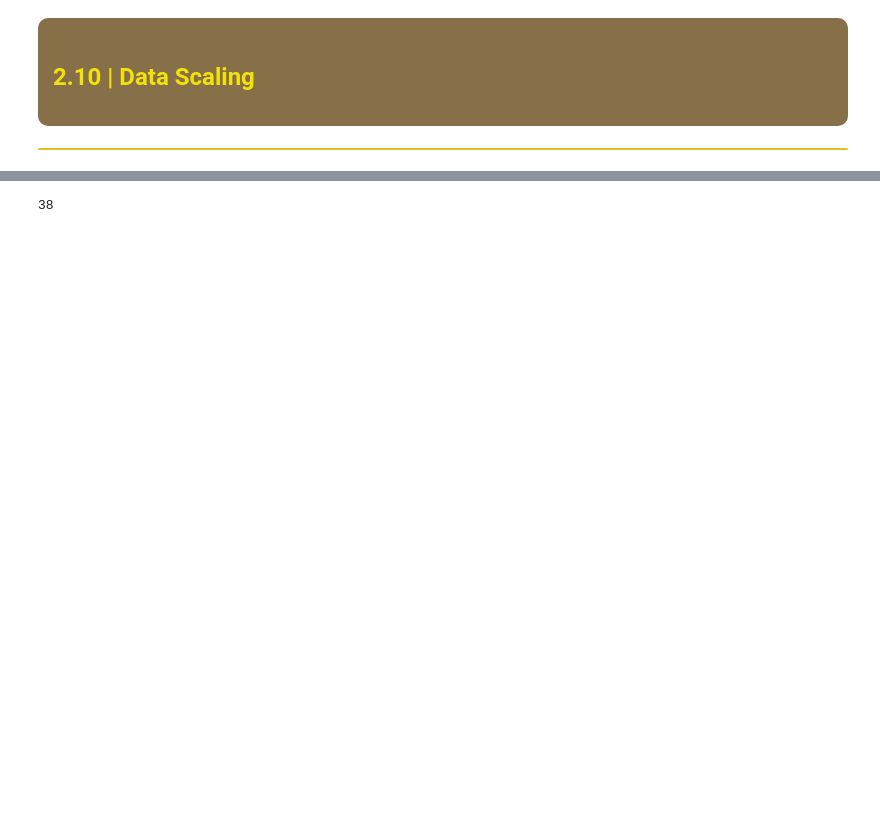
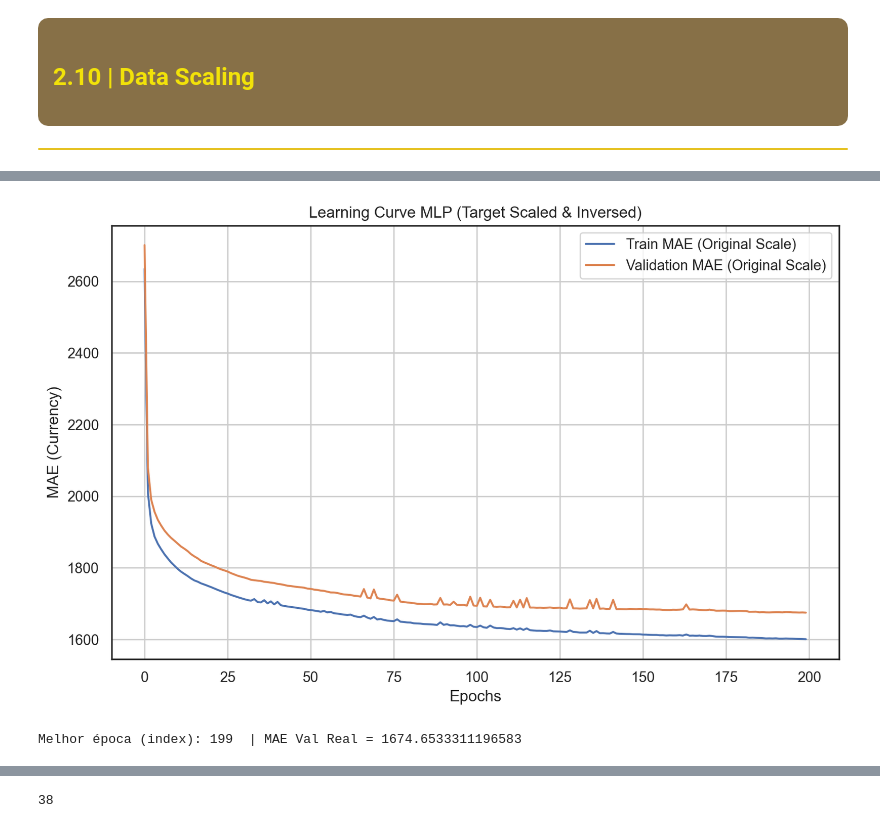
Before and after one commit to Filipa2002/Cars4You-Expediting-Car-Evaluations-with-ML, a Jupyter notebook: Filipa/car_evaluations_group37 - part1.ipynb, the cells around one changed output, grey strips where cells are left out. Cells and saved outputs as stored; diff of their text form; code cells hidden in the pictures; blank space fills up the shorter version.

Commit message:
start preparing for final delivery

```diff
--- a/Filipa/car_evaluations_group37 - part1.ipynb
+++ b/Filipa/car_evaluations_group37 - part1.ipynb
@@ -3092,3 +3094,19 @@ X_test_final = pd.DataFrame(scaler.transform(X_test_final), columns=X_test_final
 # %% [markdown]
 <div style="background-color:#e5c120ff; padding:1px; border-radius:10px;">
 </div>
+# %%
+'''SCALER TARGET
+from sklearn.preprocessing import PowerTransformer
+
+# 1. Criar e ajustar o Scaler para a Target
+scaler_y = PowerTransformer(method='yeo-johnson', standardize=True)
+
+# É preciso fazer reshape(-1, 1) porque o scaler espera uma matriz 2D
+# O .ravel() no final volta a transformar num array 1D que os modelos preferem
+y_train_scaled = scaler_y.fit_transform(y_train.values.reshape(-1, 1)).ravel()
+y_val_scaled = scaler_y.transform(y_val.values.reshape(-1, 1)).ravel()
+
+print("Target 'price' escalada.")
+print(f"Exemplo antes: {y_train.values[:3]}")
+print(f"Exemplo depois: {y_train_scaled[:3]}")
+'''
@@ -3094,0 +3119,60 @@ X_test_final = pd.DataFrame(scaler.transform(X_test_final), columns=X_test_final
+# %%
+'''
+import matplotlib.pyplot as plt
+from sklearn.neural_network import MLPRegressor
+from sklearn.metrics import mean_absolute_error
+import numpy as np
+
+n_features = X_train_final.shape[1]
+hidden_layers = (int(n_features/2), int(n_features/4), int(n_features/8))
+
+train_mae = []
+val_mae = []
+
+N_EPOCHS = 200
+
+model = MLPRegressor(hidden_layer_sizes=hidden_layers,
+                     activation='relu',
+                     solver='adam',
+                     max_iter=1,        # 1 época por .fit()
+                     warm_start=True,   # mantém os pesos
+                     random_state=0)
+
+# --- LOOP DE TREINO ---
+for epoch in range(N_EPOCHS):
+
+    # 1. Treinar com Y ESCALADO
+    model.fit(X_train_final, y_train_scaled)
+
+    # 2. Previsões (saem na escala transformada)
+    y_train_pred_scaled = model.predict(X_train_final)
+    y_val_pred_scaled   = model.predict(X_val_final)
+
+    # 3. INVERSE TRANSFORM (Voltar à escala original: Preço real)
+    # Temos de fazer reshape, inverter e voltar a alisar (ravel)
+    y_train_pred_real = scaler_y.inverse_transform(y_train_pred_scaled.reshape(-1, 1)).ravel()
+    y_val_pred_real   = scaler_y.inverse_transform(y_val_pred_scaled.reshape(-1, 1)).ravel()
+
+    # 4. Calcular MAE usando os valores REAIS (y_train original vs y_pred_real)
+    train_mae.append(mean_absolute_error(y_train, y_train_pred_real))
+    val_mae.append(mean_absolute_error(y_val, y_val_pred_real))
+
+# Plot
+plt.figure(figsize=(10,6))
+plt.plot(train_mae, label="Train MAE (Original Scale)")
+plt.plot(val_mae,   label="Validation MAE (Original Scale)")
+plt.xlabel("Epochs")
+plt.ylabel("MAE (Currency)")
+plt.title("Learning Curve MLP (Target Scaled & Inversed)")
+plt.legend()
+plt.grid(True)
+plt.show()
+
+# Melhor época
+best_epoch = np.argmin(val_mae)
+# Como o array começa em 0 mas epochs começam em 1, idealmente somamos 1 se formos usar max_iter
+print("Melhor época (index):", best_epoch, " | MAE Val Real =", val_mae[best_epoch])
+'''
+# %% [output]
+[figure, added]
+Melhor época (index): 199  | MAE Val Real = 1674.6533311196583
```
Also changed, not shown: parts of 22 cells of this notebook, 7 other files.
